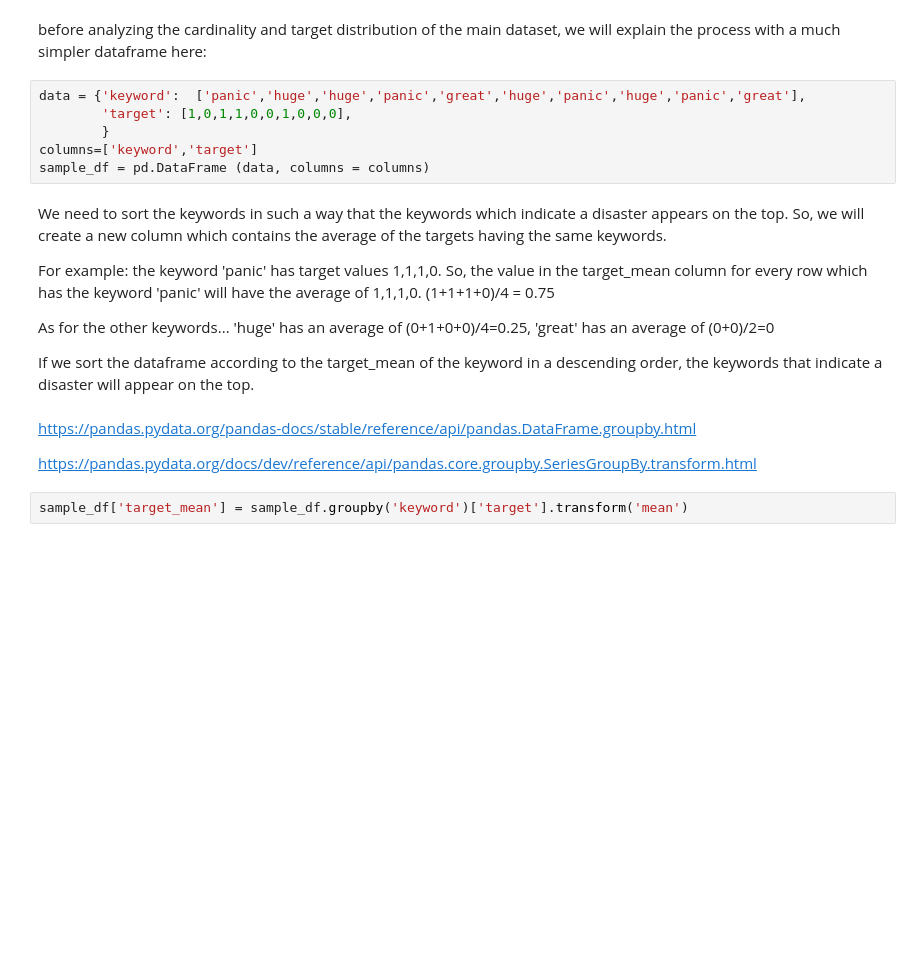
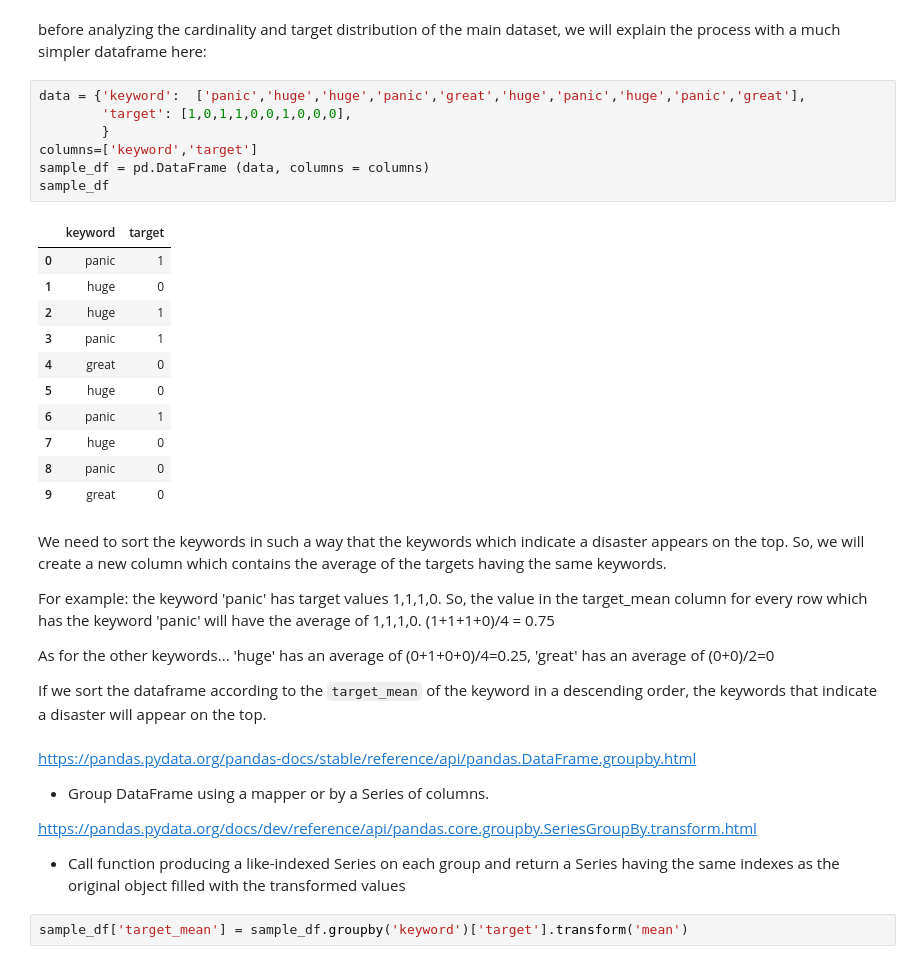
Before and after one commit to mirmahathir1/MLSamples, a Jupyter notebook: Disaster_tweets/notebook2/output/EDA, Cleaning and BERT.ipynb, the cells around one changed output. Drawn from its saved outputs; the diff is of its cells as text; blank space fills up the shorter version.

```diff
--- a/Disaster_tweets/notebook2/output/EDA, Cleaning and BERT.ipynb
+++ b/Disaster_tweets/notebook2/output/EDA, Cleaning and BERT.ipynb
@@ -167,9 +171,22 @@ before analyzing the cardinality and target distribution of the main dataset, we
 # %%
 data = {'keyword':  ['panic','huge','huge','panic','great','huge','panic','huge','panic','great'],
         'target': [1,0,1,1,0,0,1,0,0,0],
         }
 columns=['keyword','target']
 sample_df = pd.DataFrame (data, columns = columns)
+sample_df
+# %% [output]
+|  | keyword | target |
+| 0 | panic | 1 |
+| 1 | huge | 0 |
+| 2 | huge | 1 |
+| 3 | panic | 1 |
+| 4 | great | 0 |
+| 5 | huge | 0 |
+| 6 | panic | 1 |
+| 7 | huge | 0 |
+| 8 | panic | 0 |
+| 9 | great | 0 |
 # %% [markdown]
 We need to sort the keywords in such a way that the keywords which indicate a disaster appears on the top. So, we will create a new column which contains the average of the targets having the same keywords.
 
@@ -179,11 +196,13 @@ As for the other keywords...
 'huge' has an average of (0+1+0+0)/4=0.25,
 'great' has an average of (0+0)/2=0
 
-If we sort the dataframe according to the target_mean of the keyword in a descending order, the keywords that indicate a disaster will appear on the top.
+If we sort the dataframe according to the `target_mean` of the keyword in a descending order, the keywords that indicate a disaster will appear on the top.
 # %% [markdown]
 https://pandas.pydata.org/pandas-docs/stable/reference/api/pandas.DataFrame.groupby.html
+* Group DataFrame using a mapper or by a Series of columns.
 
 https://pandas.pydata.org/docs/dev/reference/api/pandas.core.groupby.SeriesGroupBy.transform.html
+* Call function producing a like-indexed Series on each group and return a Series having the same indexes as the original object filled with the transformed values
 # %%
 sample_df['target_mean'] = sample_df.groupby('keyword')['target'].transform('mean')
 # %% [markdown]
```
Also changed, not shown: parts of 96 cells of this notebook, 5 other files.
